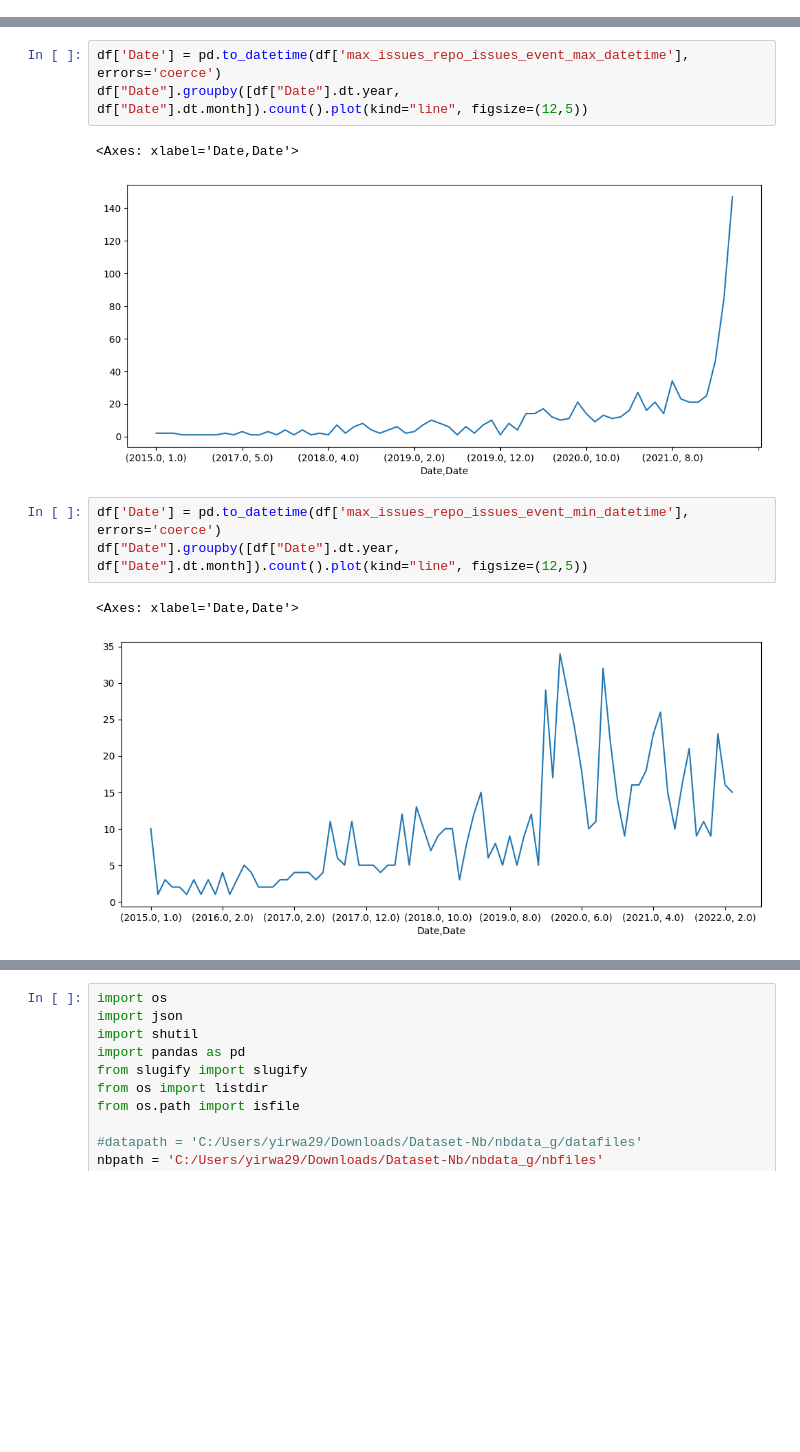
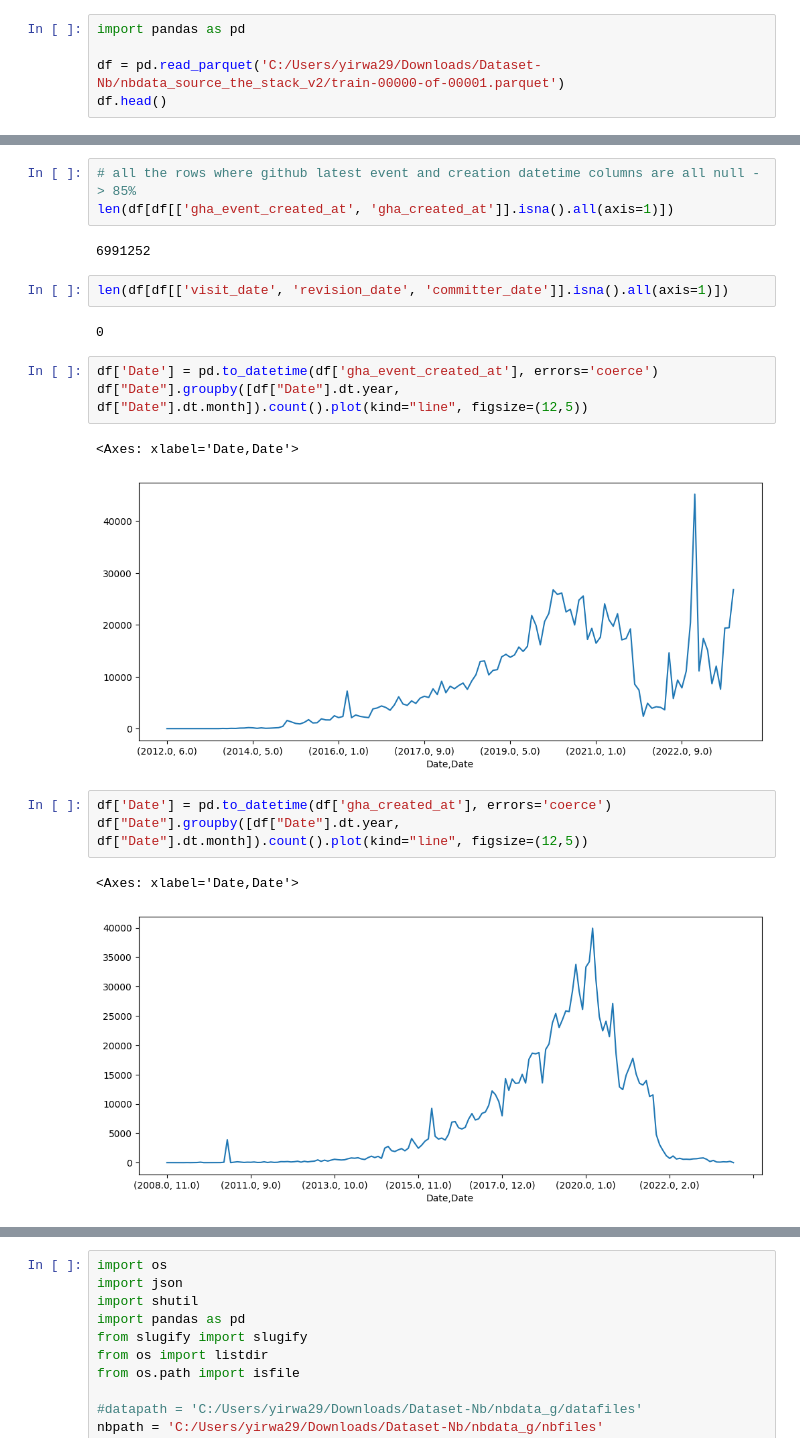
Before and after one commit to PELAB-LiU/jupyter_nbs_empirical, a Jupyter notebook: nbdata_github_thestack/parquet_to_nbs.ipynb, the cells around one changed output, grey strips where cells are left out. Saved outputs shown, nothing was run; the diff lists cells and outputs as text; blank space fills up the shorter version.

```diff
--- a/nbdata_github_thestack/parquet_to_nbs.ipynb
+++ b/nbdata_github_thestack/parquet_to_nbs.ipynb
@@ -39,3 +38,8 @@ df[df[['max_stars_repo_stars_event_min_datetime', 'max_issues_repo_issues_event_
+# %%
+import pandas as pd
+
+df = pd.read_parquet('C:/Users/yirwa29/Downloads/Dataset-Nb/nbdata_source_the_stack_v2/train-00000-of-00001.parquet')
+df.head()
 # %%
 df.columns
 # %% [output]
@@ -57,12 +84,21 @@ Index(['hexsha', 'size', 'ext', 'lang', 'max_stars_repo_path',
+# %%
+# all the rows where github latest event and creation datetime columns are all null -> 85%
+len(df[df[['gha_event_created_at', 'gha_created_at']].isna().all(axis=1)])
+# %% [output]
+6991252
+# %%
+len(df[df[['visit_date', 'revision_date', 'committer_date']].isna().all(axis=1)])
+# %% [output]
+0
 # %%
-df['Date'] = pd.to_datetime(df['max_issues_repo_issues_event_max_datetime'], errors='coerce')
+df['Date'] = pd.to_datetime(df['gha_event_created_at'], errors='coerce')
 df["Date"].groupby([df["Date"].dt.year, df["Date"].dt.month]).count().plot(kind="line", figsize=(12,5))
 # %% [output]
 <Axes: xlabel='Date,Date'>
-[figure, old version]
+[figure, new version]
 # %%
-df['Date'] = pd.to_datetime(df['max_issues_repo_issues_event_min_datetime'], errors='coerce')
+df['Date'] = pd.to_datetime(df['gha_created_at'], errors='coerce')
 df["Date"].groupby([df["Date"].dt.year, df["Date"].dt.month]).count().plot(kind="line", figsize=(12,5))
 # %% [output]
 <Axes: xlabel='Date,Date'>
-[figure, old version]
+[figure, new version]
```
Also changed, not shown: parts of 15 cells of this notebook, 2 other files.
